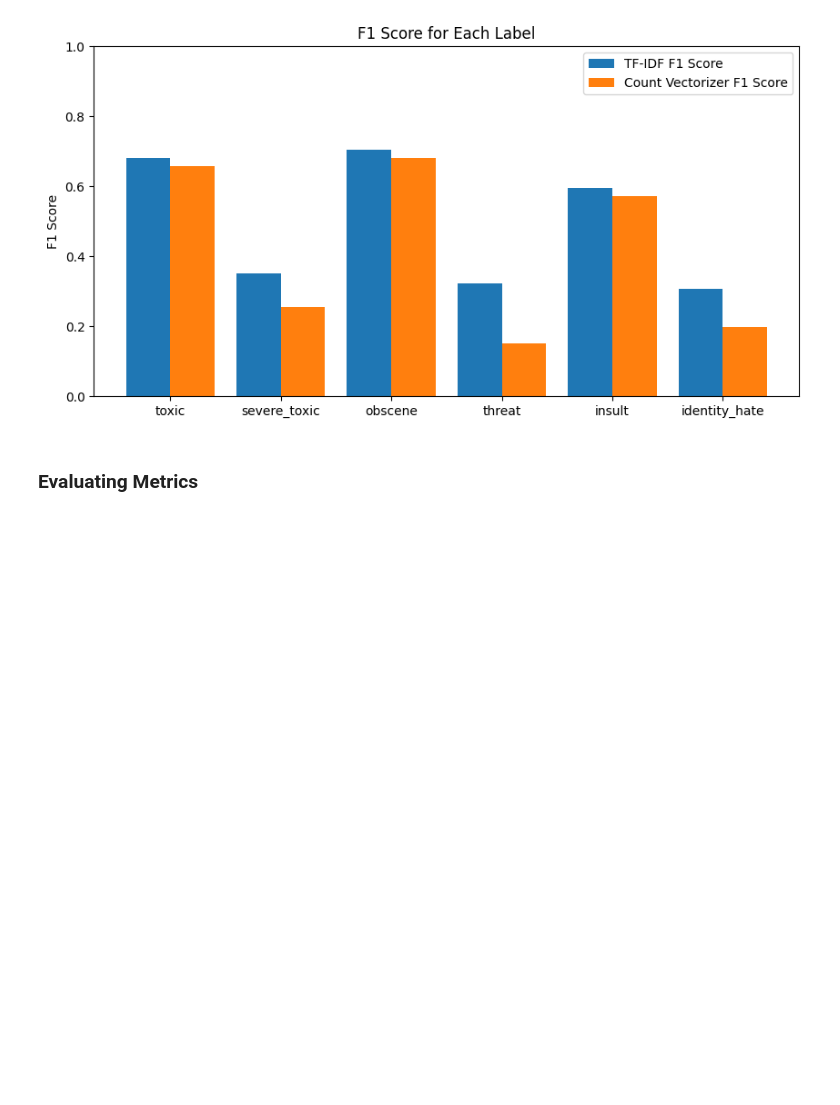
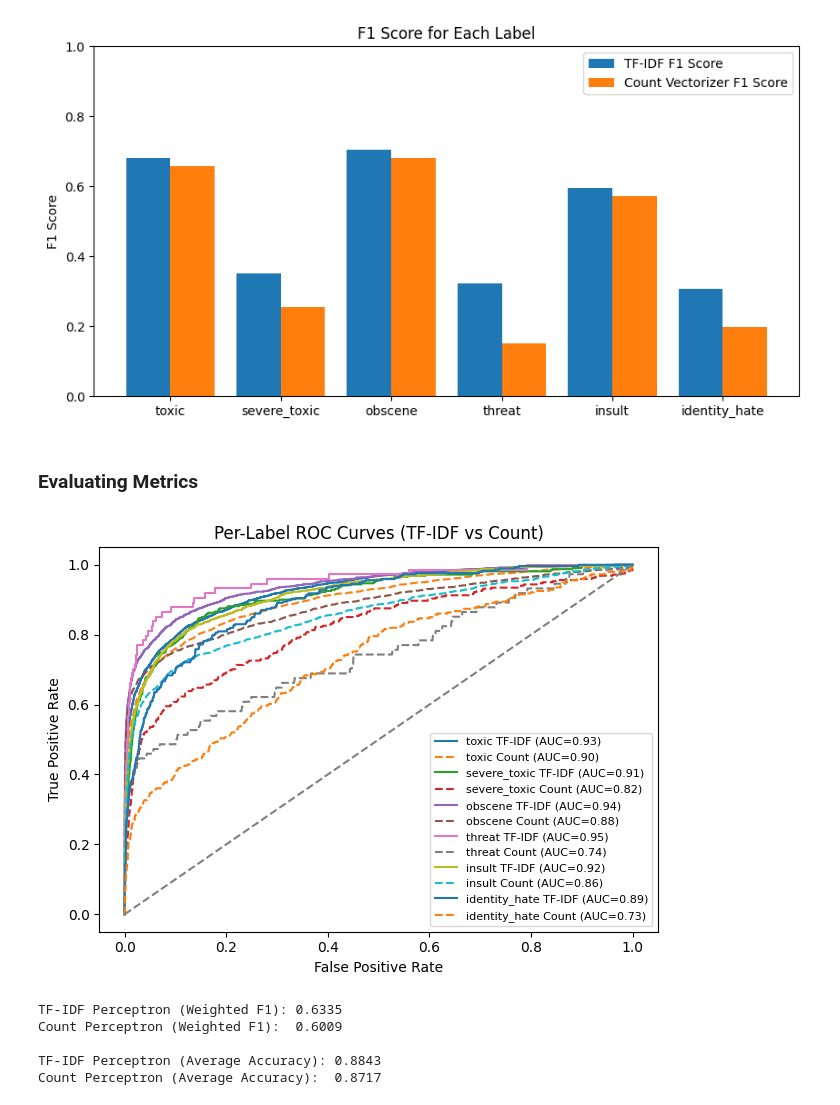
Before and after one commit to sn82978/CS-178-Project, a Jupyter notebook: 2.BaselineModel/linear_classifier.ipynb, the cells around one changed output. Cells and saved outputs as stored; diff of their text form; code cells hidden in the pictures; blank space fills up the shorter version.

```diff
--- a/2.BaselineModel/linear_classifier.ipynb
+++ b/2.BaselineModel/linear_classifier.ipynb
@@ -131,3 +134,51 @@ Count Perceptron F1 Score: 0.1990
 [figure]
 # %% [markdown]
 ### Evaluating Metrics
+# %%
+# ROC Curves
+for i, label in enumerate(labels):
+    # Decision scores
+    tfidf_scores = tfidf_perceptrons[i].decision_function(X_test_tfidf)
+    count_scores = count_perceptrons[i].decision_function(X_test_count)
+
+    # ROC for TF-IDF
+    fpr_tfidf, tpr_tfidf, _ = roc_curve(y_test_tfidf[:, i], tfidf_scores)
+    auc_tfidf = auc(fpr_tfidf, tpr_tfidf)
+
+    # ROC for Count
+    fpr_count, tpr_count, _ = roc_curve(y_test_count[:, i], count_scores)
+    auc_count = auc(fpr_count, tpr_count)
+
+    plt.plot(fpr_tfidf, tpr_tfidf,label=f"{label} TF-IDF (AUC={auc_tfidf:.2f})")
+    plt.plot(fpr_count, tpr_count, linestyle="--", label=f"{label} Count (AUC={auc_count:.2f})")
+
+# Diagonal base line
+plt.plot([0, 1], [0, 1], color="gray", linestyle="--")
+
+plt.xlabel("False Positive Rate")
+plt.ylabel("True Positive Rate")
+plt.title("Per-Label ROC Curves (TF-IDF vs Count)")
+plt.legend(fontsize=8)
+plt.tight_layout()
+plt.show()
+# %% [output]
+[figure, added]
+# %%
+# Weighted F1 Scores
+print(f"TF-IDF Perceptron (Weighted F1): "
+      f"{f1_score(y_test_tfidf, tfidf_preds, average='weighted'):.4f}")
+
+print(f"Count Perceptron (Weighted F1):  "
+      f"{f1_score(y_test_count, count_preds, average='weighted'):.4f}")
+
+# Average Accuracy
+print(f"\nTF-IDF Perceptron (Average Accuracy): "
+      f"{accuracy_score(y_test_tfidf, tfidf_preds):.4f}")
+print(f"Count Perceptron (Average Accuracy):  "
+      f"{accuracy_score(y_test_count, count_preds):.4f}")
+# %% [output]
+TF-IDF Perceptron (Weighted F1): 0.6335
+Count Perceptron (Weighted F1):  0.6009
+
+TF-IDF Perceptron (Average Accuracy): 0.8843
+Count Perceptron (Average Accuracy):  0.8717
```
Also changed, not shown: parts of 4 cells of this notebook.
